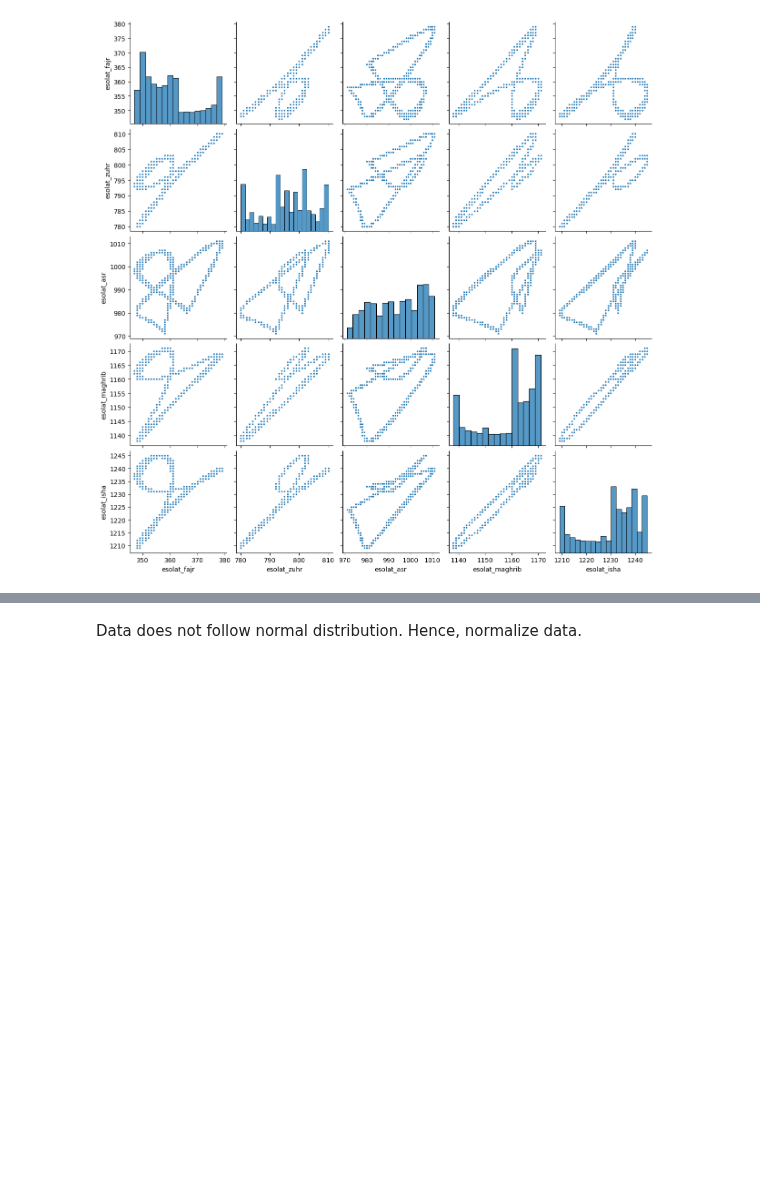
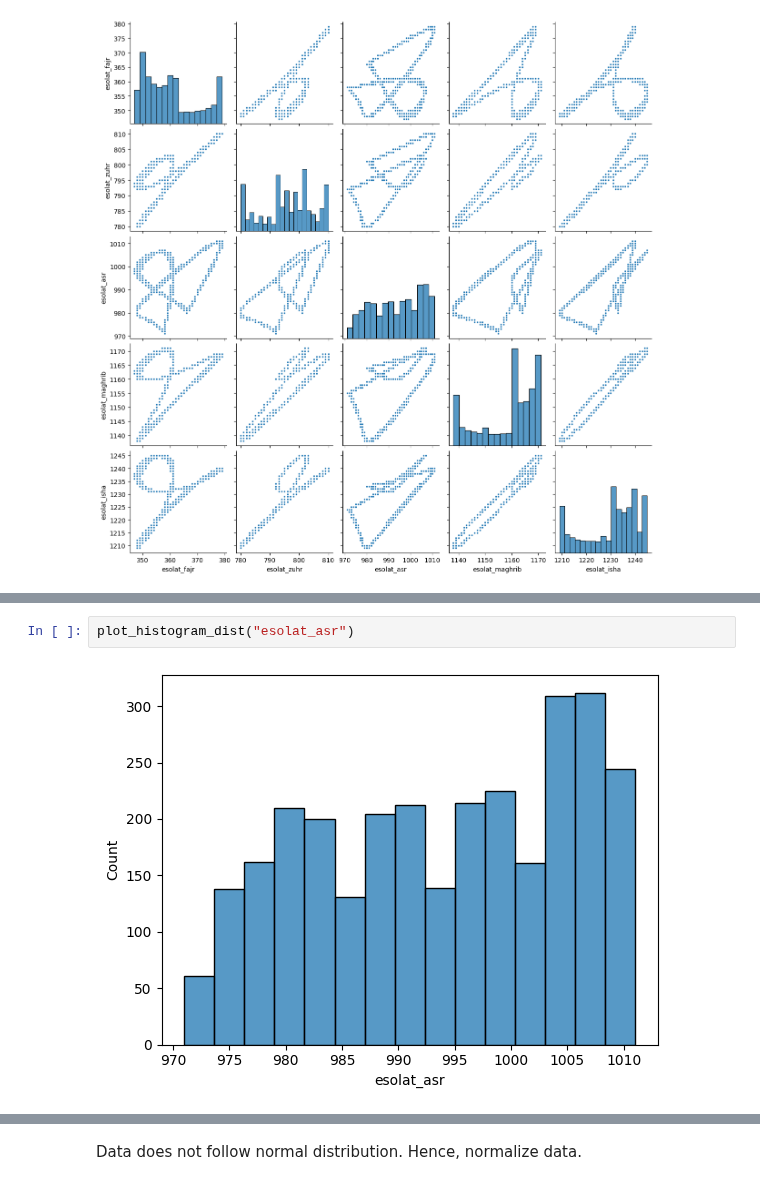
Before and after one commit to azamsuratem/predictprayertimes, a Jupyter notebook: python/objective_2_new.ipynb, the cells around one changed output, grey strips where cells are left out. Saved outputs shown, nothing was run; the diff lists cells and outputs as text; blank space fills up the shorter version.

```diff
--- a/python/objective_2_new.ipynb
+++ b/python/objective_2_new.ipynb
@@ -60,0 +75,4 @@ plt.show()
+# %%
+plot_histogram_dist("esolat_asr")
+# %% [output]
+[figure, added]
```
Also changed, not shown: parts of 20 cells of this notebook.
